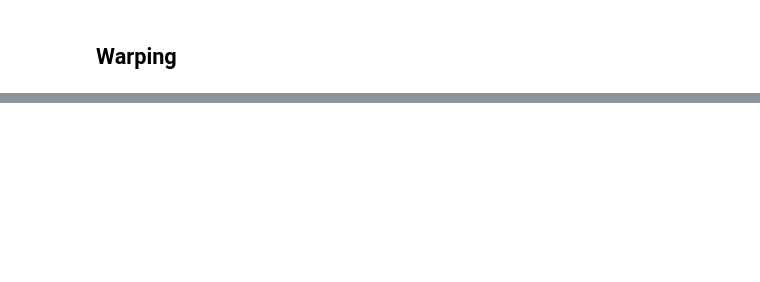
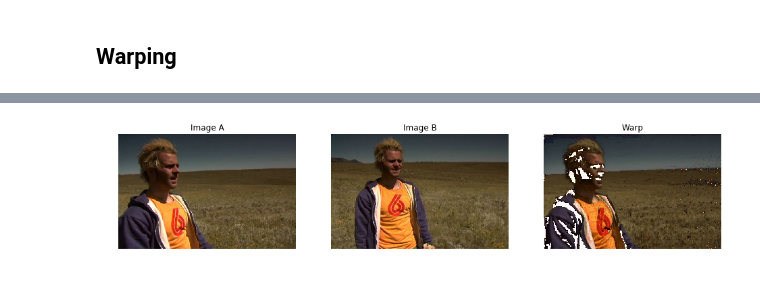
Before and after one commit to julienroyd/Pytorch-DeepImageAnalogy, a Jupyter notebook: PatchMatch.ipynb, the cells around one changed output, grey strips where cells are left out. Saved outputs shown, nothing was run; the diff lists cells and outputs as text; code cells hidden in the pictures; blank space fills up the shorter version.

```diff
--- a/PatchMatch.ipynb
+++ b/PatchMatch.ipynb
@@ -5,9 +5,9 @@ import matplotlib.pyplot as plt
 %matplotlib inline
 # %%
 config = {}
-config['patch_size'] = 1
-config['number_of_patches_per_zone'] = 1
-config['n_iter'] = 1
+config['patch_size'] = 3
+config['number_of_patches_per_zone'] = 3
+config['n_iter'] = 3
 # %% [markdown]
 ## Images
 # %%
@@ -61,6 +61,15 @@ def valid(coord, coord_limit, m):
     coord = min(coord, coord_limit + m - 1)
 
     return coord
+# %%
+def warp(A, B, NNF_ab):
+    Warp = np.zeros(shape=A.shape, dtype=np.uint8)
+    for i in list(range(A.shape[0])):
+        for j in list(range(A.shape[1])):
+
+            Warp[i,j,:] = B[NNF_ab[i,j,0], NNF_ab[i,j,1], :]
+
+    return Warp
 # %% [markdown]
 ## Similarity Metric
 # %%
@@ -128,6 +137,15 @@ def propagate(A, B, h, w, NNF_ab):
             # Looks up which match is the best. If best match is current match, nothing is changed
             best_match = np.argmin(np.array([current_match, left_neighbor_match, up_neighbor_match]))
 
+
+            if best_match == 1:
+                # New patch-match in B is the same than for left-neighbor in A
+                NNF_ab[i,j,:] = NNF_ab[valid(i-1,w,m),j,:]
+
+            if best_match == 2:
+                # New patch-match in B is the same than for up-neighbor in A
+                NNF_ab[i,j,:] = NNF_ab[i,valid(j-1,h,m),:]
+            """
             if best_match == 1:
                 # New patch-match in B based on left-neighbor's match
                 NNF_ab[i,j,0] = NNF_ab[i-1,j,0]
@@ -137,6 +155,7 @@ def propagate(A, B, h, w, NNF_ab):
                 # New patch-match in B based on up-neighbor's match
                 NNF_ab[i,j,0] = valid(NNF_ab[i,j-1,0]+1, h, m)
                 NNF_ab[i,j,1] = NNF_ab[i,j-1,1]
+            """
 
     return NNF_ab
 # %%
@@ -251,0 +271,5 @@ IndexError: index 0 is out of bounds for axis 0 with size 0
+# %%
+im1 = np.zeros(shape=(400, 620, 3))
+im2 = np.zeros(shape=(400, 620, 3))
+
+NNF = PatchMatch(im1, im2)
@@ -252,20 +284,22 @@ IndexError: index 0 is out of bounds for axis 0 with size 0
 # %%
 plt.figure(figsize=(16, 12))
 plt.subplot(131)
 plt.imshow(im1)
 plt.title("Image A")
 plt.axis("off")
 
 plt.subplot(132)
-plt.imshow(im1)
+plt.imshow(im2)
 plt.title("Image B")
 plt.axis("off")
 
 plt.subplot(133)
-plt.imshow(Warp)
+plt.imshow(warp(im1, im2, NNF))
 plt.title("Warp")
 plt.axis("off")
 plt.show()
+# %% [output]
+[figure, added]
 # %%
 plt.figure(figsize=(12, 8))
 plt.subplot(121)
```
Also changed, not shown: parts of 8 cells of this notebook.
